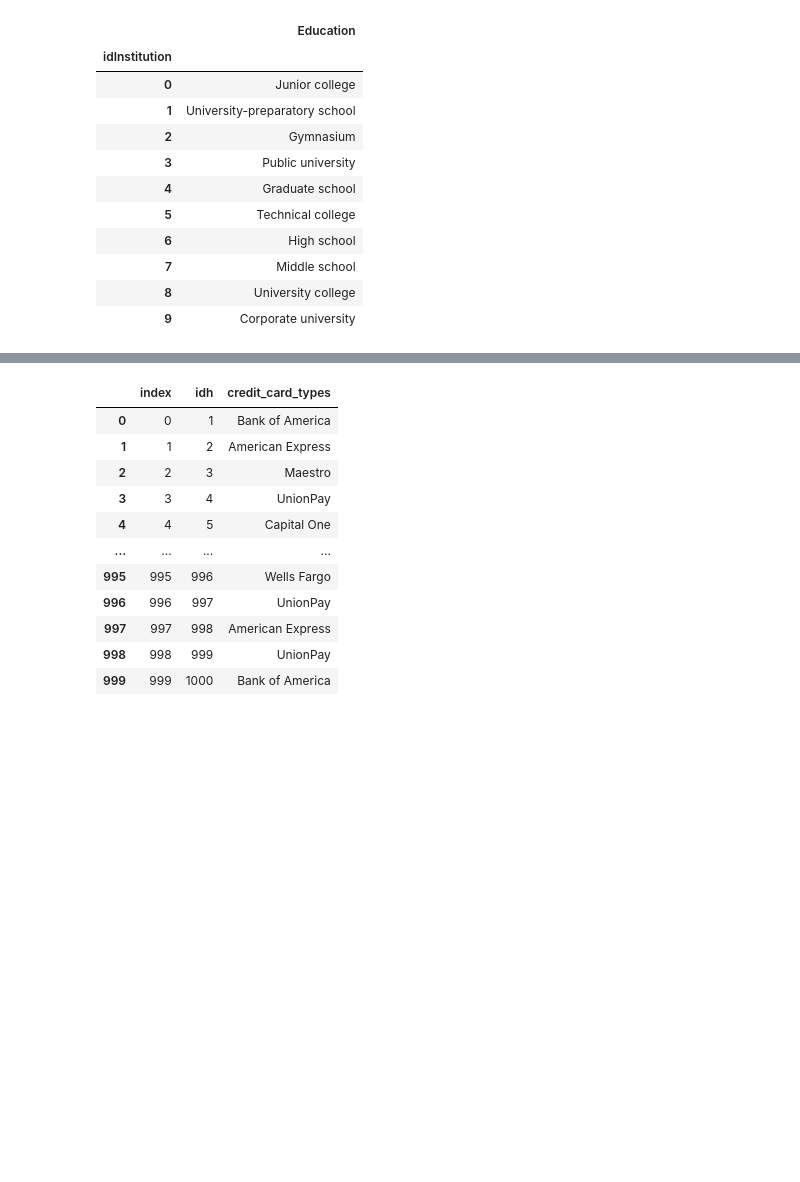
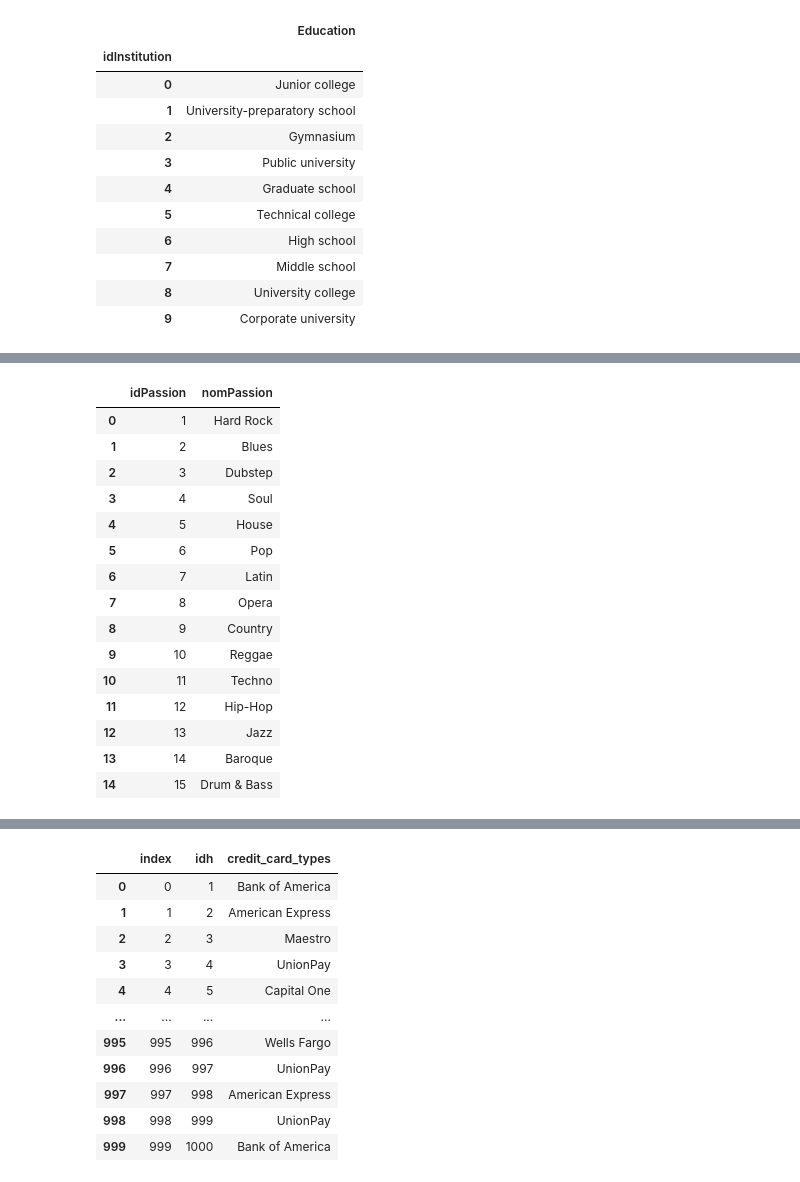
Before and after one commit to marieS06/Projet01, a Jupyter notebook: deb.ipynb, the cells around one changed output, grey strips where cells are left out. Saved outputs shown, nothing was run; the diff lists cells and outputs as text; code cells hidden in the pictures; blank space fills up the shorter version.

```diff
--- a/deb.ipynb
+++ b/deb.ipynb
@@ -419,0 +441,20 @@ institution.to_csv('institution.csv')
+# %%
+poisson = pd.read_csv('passion.csv')
+poisson
+# %% [output]
+|  | idPassion | nomPassion |
+| 0 | 1 | Hard Rock |
+| 1 | 2 | Blues |
+| 2 | 3 | Dubstep |
+| 3 | 4 | Soul |
+| 4 | 5 | House |
+| 5 | 6 | Pop |
+| 6 | 7 | Latin |
+| 7 | 8 | Opera |
+| 8 | 9 | Country |
+| 9 | 10 | Reggae |
+| 10 | 11 | Techno |
+| 11 | 12 | Hip-Hop |
+| 12 | 13 | Jazz |
+| 13 | 14 | Baroque |
+| 14 | 15 | Drum & Bass |
```
Also changed, not shown: parts of 24 cells of this notebook.
